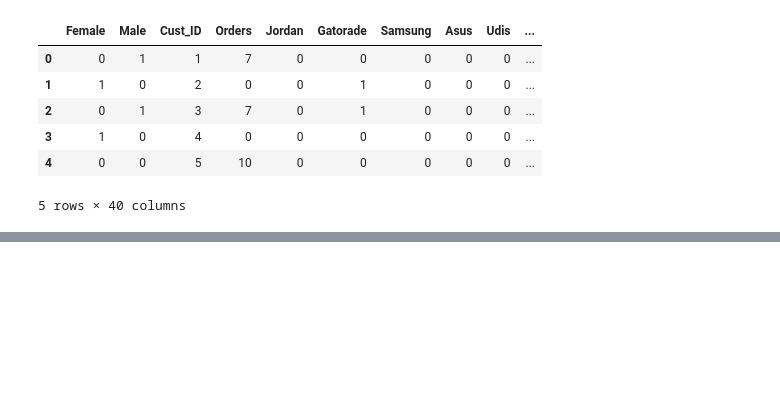
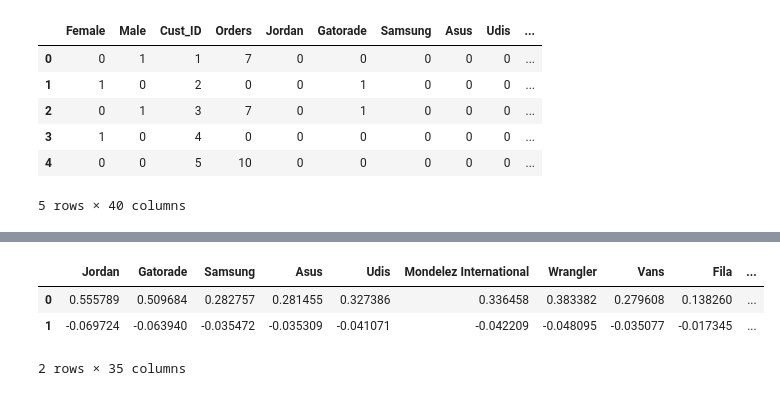
Before and after one commit to anuj123-45/Customer_Segmentation, a Jupyter notebook: Customer_Segementation.ipynb, the cells around one changed output, grey strips where cells are left out. Saved outputs shown, nothing was run; the diff lists cells and outputs as text; code cells hidden in the pictures; blank space fills up the shorter version.

```diff
--- a/Customer_Segementation.ipynb
+++ b/Customer_Segementation.ipynb
@@ -307,5 +315,5 @@ Using the silhouette score, you can ensure that your clustering model not only f
 # %%
-# building k means model for k =4
-model=KMeans(n_clusters=4,random_state=10)
+# adding cluster column to data
+model=KMeans(n_clusters=2,random_state=42)
 model.fit(feature_scaled)
 # %% [output]
@@ -324,0 +353,8 @@ data.head()
+# %%
+center=pd.DataFrame(model.cluster_centers_,columns=data.columns[4:39])
+center.head()
+# %% [output]
+|  | Jordan | Gatorade | Samsung | Asus | Udis | Mondelez International | Wrangler | Vans | Fila | ... |
+| 0 | 0.555789 | 0.509684 | 0.282757 | 0.281455 | 0.327386 | 0.336458 | 0.383382 | 0.279608 | 0.138260 | ... |
+| 1 | -0.069724 | -0.063940 | -0.035472 | -0.035309 | -0.041071 | -0.042209 | -0.048095 | -0.035077 | -0.017345 | ... |
+2 rows × 35 columns
```
Also changed, not shown: parts of 16 cells of this notebook.
